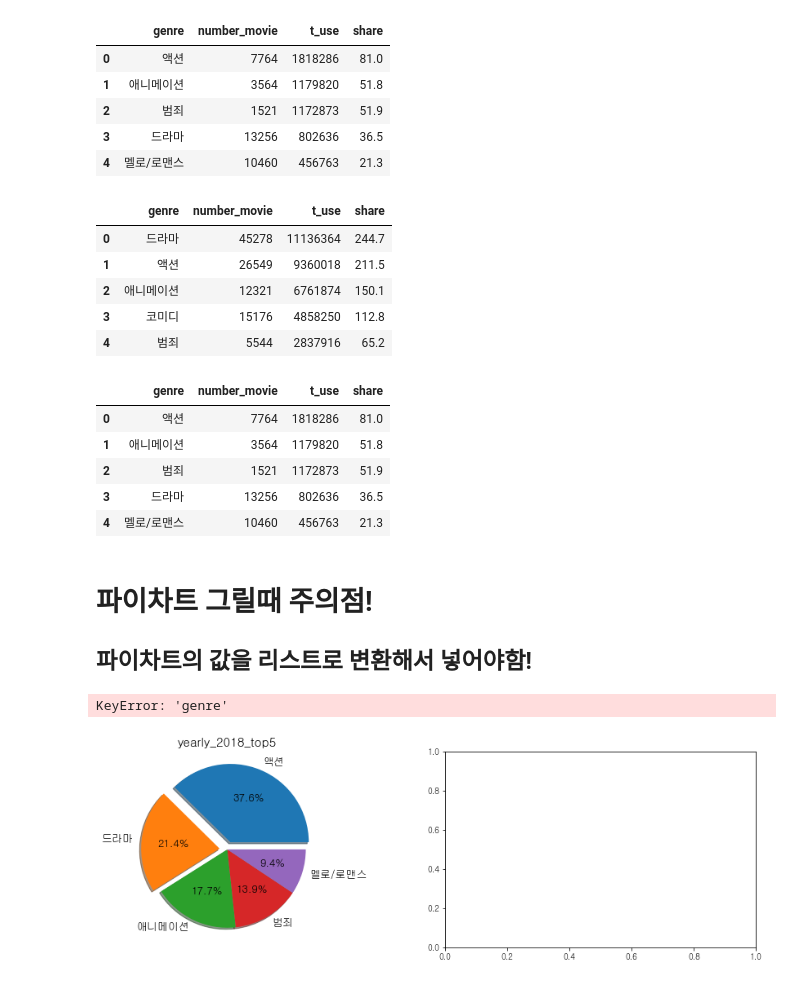
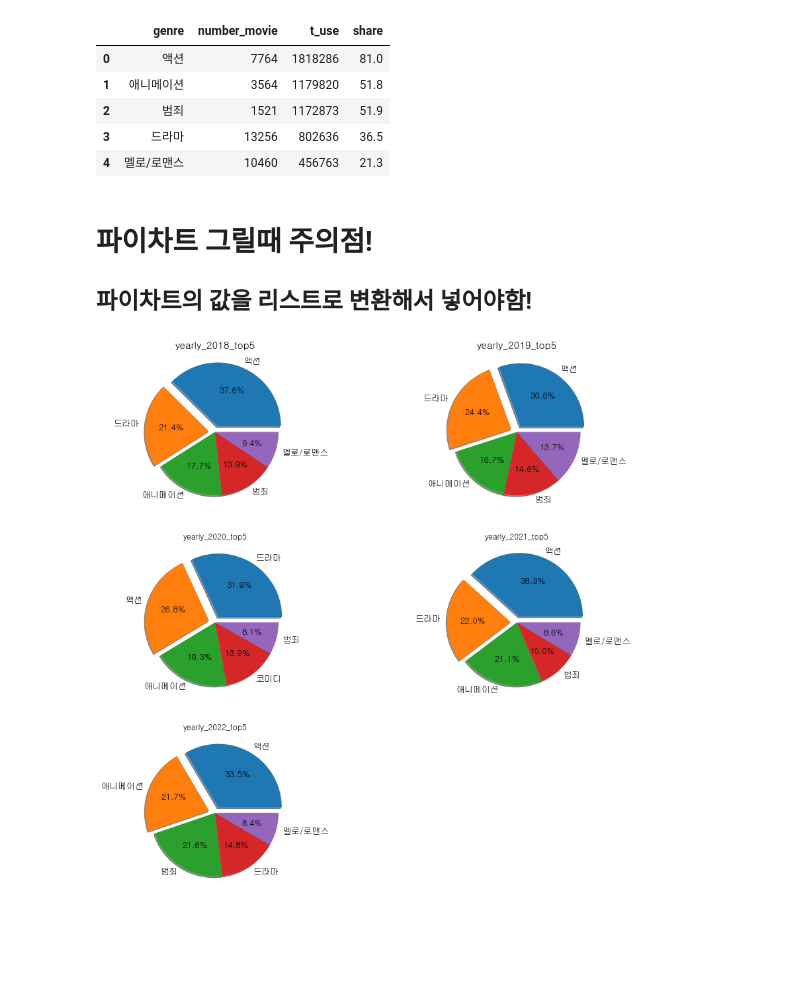
Before and after one commit to jeongmin5o/-DA-movie_covid19-analysis, a Jupyter notebook: mini_vis.ipynb, the cells around one changed output. Drawn from its saved outputs; the diff is of its cells as text; code cells hidden in the pictures; blank space fills up the shorter version.

```diff
--- a/mini_vis.ipynb
+++ b/mini_vis.ipynb
@@ -92,7 +93,7 @@ yearly_2018_top5
 # #2019년도
 
 yearly_2019_top5 = genre_total[genre_total['year'] ==2019].groupby(['genre']).sum().sort_values(by = 't_use',ascending=False).head(5)
-yearly_2019_top5.reset_index()
+yearly_2019_top5 = yearly_2019_top5.reset_index()
 yearly_2019_top5
 
 #2020년도
@@ -112,24 +113,6 @@ yearly_2022_top5
 | 2 | 범죄 | 1521 | 1172873 | 51.9 |
 | 3 | 드라마 | 13256 | 802636 | 36.5 |
 | 4 | 멜로/로맨스 | 10460 | 456763 | 21.3 |
-# %%
-yearly_2020_top5
-# %% [output]
-|  | genre | number_movie | t_use | share |
-| 0 | 드라마 | 45278 | 11136364 | 244.7 |
-| 1 | 액션 | 26549 | 9360018 | 211.5 |
-| 2 | 애니메이션 | 12321 | 6761874 | 150.1 |
-| 3 | 코미디 | 15176 | 4858250 | 112.8 |
-| 4 | 범죄 | 5544 | 2837916 | 65.2 |
-# %%
-yearly_2022_top5
-# %% [output]
-|  | genre | number_movie | t_use | share |
-| 0 | 액션 | 7764 | 1818286 | 81.0 |
-| 1 | 애니메이션 | 3564 | 1179820 | 51.8 |
-| 2 | 범죄 | 1521 | 1172873 | 51.9 |
-| 3 | 드라마 | 13256 | 802636 | 36.5 |
-| 4 | 멜로/로맨스 | 10460 | 456763 | 21.3 |
 # %% [markdown]
 # 파이차트 그릴때 주의점!
 ## 파이차트의 값을 리스트로 변환해서 넣어야함!
@@ -157,7 +140,7 @@ ax2 = plt.subplot(3,2,2)  # 행, 열, 위치
 number2 = yearly_2019_top5['t_use']
 labels2 = yearly_2019_top5['genre']
 
-ax2.pie(number,   # 파이 값
+ax2.pie(number2,   # 파이 값
         labels = labels,   # 레이블 명 리스트로 주기
         autopct='%.1f%%',   # 안에 값 퍼센트로 표시
         explode=[0.1, 0.1, 0, 0, 0],    # 조각 떼어내기(%)
@@ -165,7 +148,7 @@ ax2.pie(number,   # 파이 값
         textprops={'size': 13}  )   # 폰트 사이즈
 
 ax2.set_title('yearly_2019_top5', size = 15)
-# ax2.figure(figsize = (12,12))
+
 
 
 ##############
@@ -194,40 +177,39 @@ labels4 = yearly_2021_top5['genre']
 
 ax4 = plt.subplot(3,2,4)
 
-ax4.pie( number3,
+ax4.pie( number4,
         labels = labels4,
         autopct='%.1f%%',   # 안에 값 퍼센트로 표시
         explode=[0.1, 0.1, 0, 0, 0],    # 조각 떼어내기(%)
        shadow=True,    # 그림자 설정
         textprops={'size': 13}  )   # 폰트 사이즈
 
 
 ax4.set_title('yearly_2021_top5')
 
 
 
 ############
 number5 = yearly_2022_top5['t_use']
 labels5 = yearly_2022_top5['genre']
 
 
 ax5 = plt.subplot(3,2,5)
 
-ax5.pie( number3,
+ax5.pie( number5,
         labels = labels5,
         autopct='%.1f%%',   # 안에 값 퍼센트로 표시
         explode=[0.1, 0.1, 0, 0, 0],    # 조각 떼어내기(%)
        shadow=True,    # 그림자 설정
         textprops={'size': 13}  )   # 폰트 사이즈
 
-ax3.set_title('yearly_2022_top5')
+ax5.set_title('yearly_2022_top5')
 
 
 
 
 
 
 plt.show()
 # %% [output]
-KeyError: 'genre'
-[figure, old version]
+[figure, new version]
```
Also changed, not shown: parts of 12 cells of this notebook.
